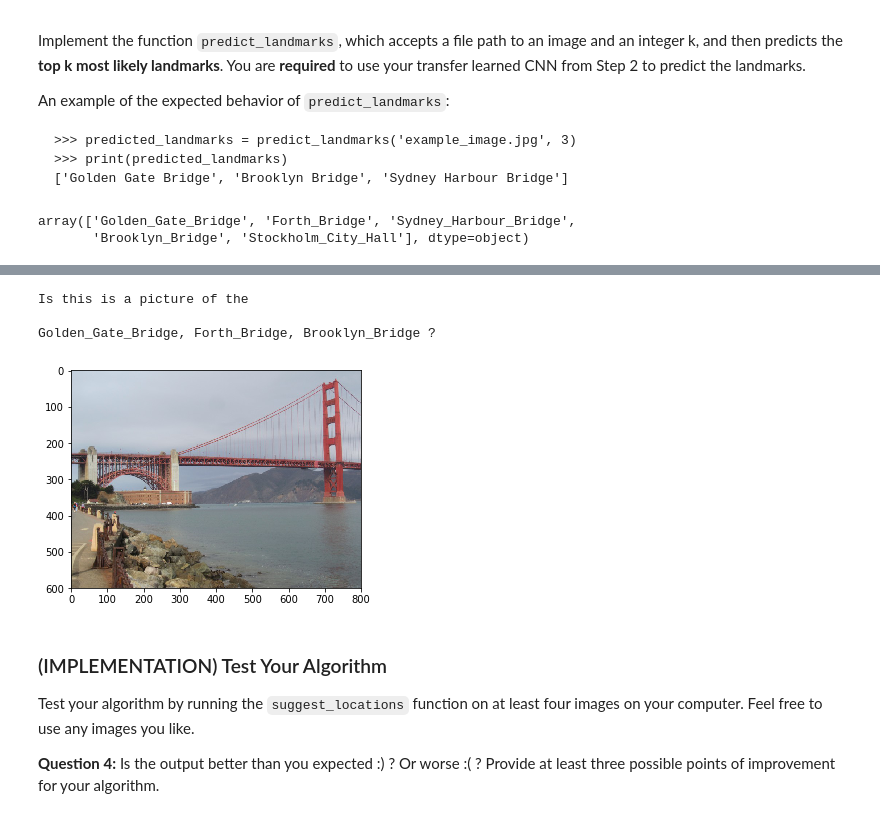
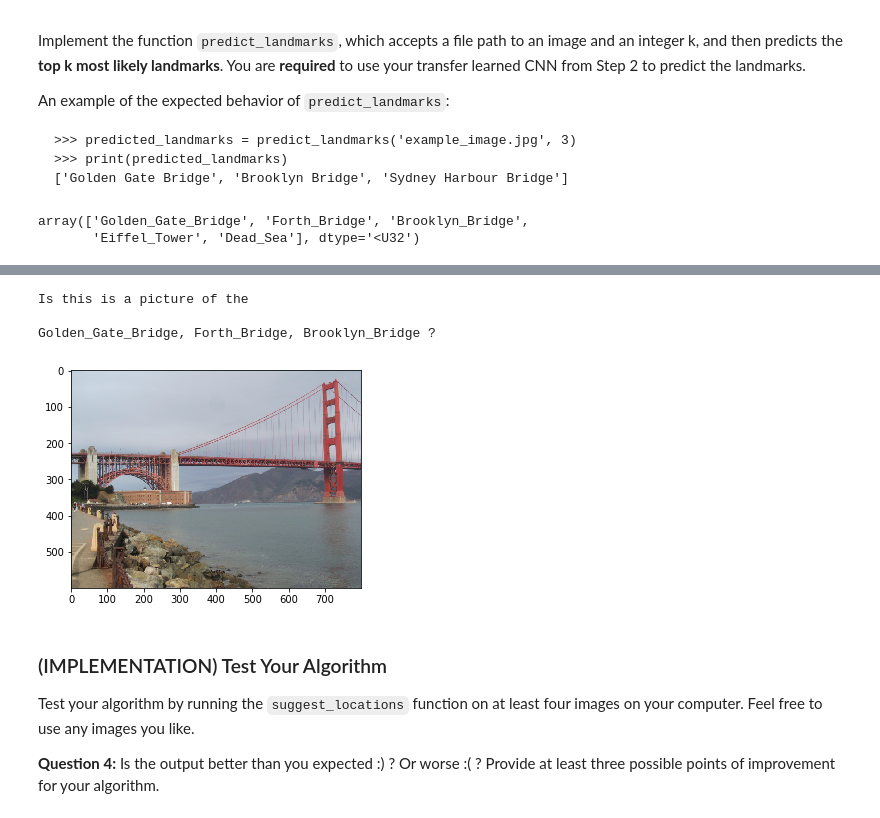
Before and after one commit to emadalibrahim/landmark, a Jupyter notebook: landmark_project/landmark.ipynb, the cells around one changed output, grey strips where cells are left out. Drawn from its saved outputs; the diff is of its cells as text; code cells hidden in the pictures.

Commit message:
Fixed dataloader transform

```diff
--- a/landmark_project/landmark.ipynb
+++ b/landmark_project/landmark.ipynb
@@ -106,16 +106,12 @@ from torch.utils.data.sampler import SubsetRandomSampler
 ### TODO: Write data loaders for training, validation, and test sets
 ## Specify appropriate transforms, and batch_sizes
 # define training and test data directories
-data_dir = '/data/landmark_images/'
+data_dir = './images/'
 train_dir = os.path.join(data_dir, 'train/')
 test_dir = os.path.join(data_dir, 'test/')
 
 global rs_size
 rs_size = 224
-data_transform = transforms.Compose([transforms.Resize(rs_size),
-                                     transforms.CenterCrop(rs_size),
-                                     transforms.RandomHorizontalFlip(), # randomly flip
-                                     transforms.ToTensor()])
 
 train_data = datasets.ImageFolder(train_dir)
 test_data = datasets.ImageFolder(test_dir)
@@ -137,7 +133,7 @@ split = int(np.floor(valid_size * num_train))
 train_idx, valid_idx = indices[split:], indices[:split]
 
 # define samplers for obtaining training and validation batches
-train_sampler = data_transform(SubsetRandomSampler(train_idx)
+train_sampler = SubsetRandomSampler(train_idx)
 valid_sampler = SubsetRandomSampler(valid_idx)
 
 # prepare data loaders (combine dataset and sampler)
@@ -511,13 +518,9 @@ If you like, **you are welcome to use the same data loaders from the previous st
 # %%
 ### TODO: Write data loaders for training, validation, and test sets
 ## Specify appropriate transforms, and batch_sizes
-data_transform = transforms.Compose([transforms.Resize(rs_size),
-                                     transforms.CenterCrop(rs_size),
-                                     transforms.RandomHorizontalFlip(), # randomly flip
-                                     transforms.ToTensor()])
 
-train_data = datasets.ImageFolder(train_dir, transform=data_transform)
-test_data = datasets.ImageFolder(test_dir, transform=data_transform)
+train_data = datasets.ImageFolder(train_dir)
+test_data = datasets.ImageFolder(test_dir)
 # print out some data stats
 print('Num training images: ', len(train_data))
 print('Num test images: ', len(test_data))
@@ -546,6 +549,21 @@ valid_loader = torch.utils.data.DataLoader(train_data, batch_size=batch_size,
 test_loader = torch.utils.data.DataLoader(test_data, batch_size=batch_size,
     num_workers=num_workers)
 loaders_transfer = {'train': train_loader, 'valid': valid_loader, 'test': test_loader}
+
+
+# Apply transforms
+
+train_transform = transforms.Compose([transforms.Resize(rs_size),
+                                     transforms.CenterCrop(rs_size),
+                                     transforms.RandomHorizontalFlip(), # randomly flip
+                                     transforms.ToTensor()])
+transform = transforms.Compose([transforms.Resize(rs_size),
+                                 transforms.CenterCrop(rs_size),
+                                 transforms.ToTensor()])
+
+train_loader.dataset.transform=train_transform
+valid_loader.dataset.transform=transform
+test_loader.dataset.transform=transform
 # %% [output]
 Num training images:  4996
 Num test images:  1250
@@ -686,19 +707,18 @@ def predict_landmarks(img_path, k):
     ## TODO: return the names of the top k landmarks predicted by the transfer learned CNN
     model_transfer.eval()
     # forward pass: compute predicted outputs by passing inputs to the model
-    data_transform = transforms.Compose([transforms.RandomResizedCrop(224),transforms.ToTensor()])
     img = Image.open(img_path).convert('RGB')
-    image = data_transform(img)[:3,:,:].unsqueeze(0)
+    image = transform(img)[:3,:,:].unsqueeze(0)
     output = model_transfer(image.cuda())
-    return (np.array(sorted(zip(output[0], classNames), reverse=True)[:k])[:,1])
+    return (np.array(sorted(zip(output[0].cpu().detach().numpy(), classNames), reverse=True)[:k])[:,1])
 
 
 
 # test on a sample image
 predict_landmarks('images/test/09.Golden_Gate_Bridge/190f3bae17c32c37.jpg', 5)
 # %% [output]
-array(['Golden_Gate_Bridge', 'Forth_Bridge', 'Sydney_Harbour_Bridge',
-       'Brooklyn_Bridge', 'Stockholm_City_Hall'], dtype=object)
+array(['Golden_Gate_Bridge', 'Forth_Bridge', 'Brooklyn_Bridge',
+       'Eiffel_Tower', 'Dead_Sea'], dtype='<U32')
 # %%
 from PIL import Image
 
@@ -719,23 +739,23 @@ Some sample output for `suggest_locations` is provided below, but feel free to d
 # %%
 def suggest_locations(img_path):
     # get landmark predictions
     predicted_landmarks = predict_landmarks(img_path, 3)
 
     ## TODO: display image and display landmark predictions
     img = Image.open(img_path).convert('RGB')
-    image = data_transform(img)[:3,:,:].unsqueeze(0)
+    image = transform(img)[:3,:,:].unsqueeze(0)
     plt.imshow(img)
     print("Is this is a picture of the\n")
     print(*predicted_landmarks, sep = ", ",end=" "),
     print("?")
 
 # test on a sample image
 suggest_locations('images/test/09.Golden_Gate_Bridge/190f3bae17c32c37.jpg')
 # %% [output]
 Is this is a picture of the
 
 Golden_Gate_Bridge, Forth_Bridge, Brooklyn_Bridge ?
-[figure, old version]
+[figure, new version]
 # %% [markdown]
 ### (IMPLEMENTATION) Test Your Algorithm
 
```
Also changed, not shown: parts of 18 cells of this notebook.
